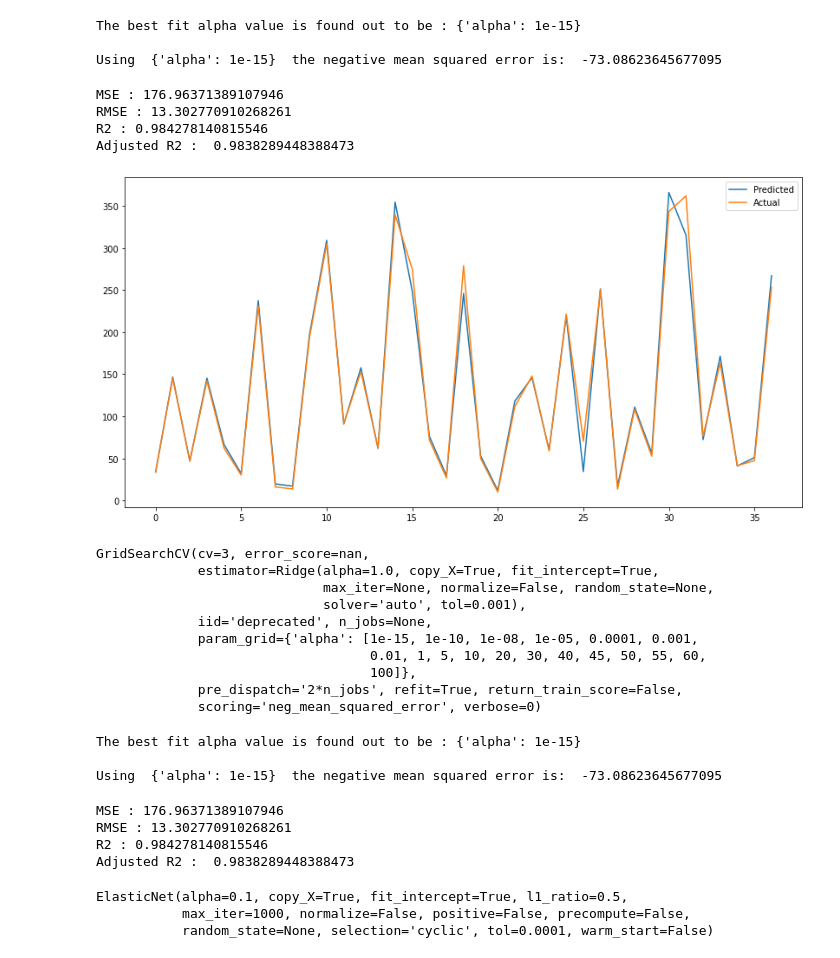
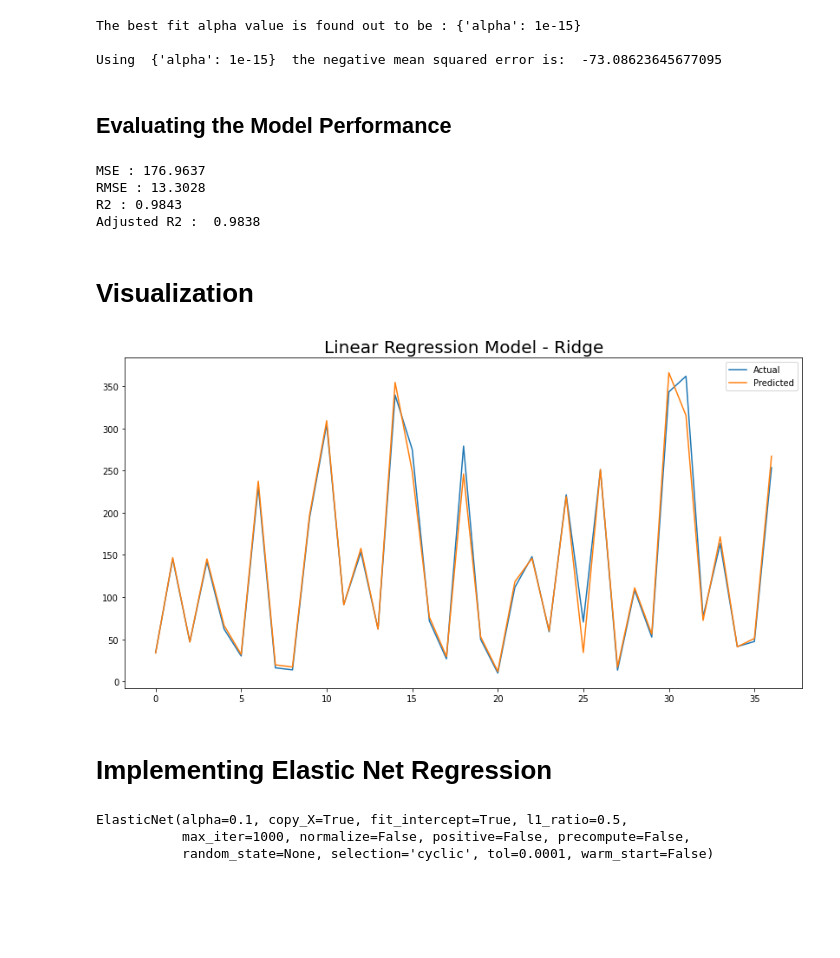
Before and after one commit to smkmohsin/Yes-Bank-Stock-Closing-Price-Prediction, a Jupyter notebook: Yes_Bank_Stock_Closing_Price_Prediction_Sheikh_Mohsin_Kader_.ipynb, the cells around one changed output. Saved outputs shown, nothing was run; the diff lists cells and outputs as text; code cells hidden in the pictures; blank space fills up the shorter version.

```diff
--- a/Yes_Bank_Stock_Closing_Price_Prediction_Sheikh_Mohsin_Kader_.ipynb
+++ b/Yes_Bank_Stock_Closing_Price_Prediction_Sheikh_Mohsin_Kader_.ipynb
@@ -412,50 +369,31 @@ Using  {'alpha': 1e-15}  the negative mean squared error is:  -73.08623645677095
 # %%
 #Model Prediction
 y_pred_ridge = ridge_regressor.predict(X_test)
+# %% [markdown]
+## <b>Evaluating the Model Performance
 # %%
-MSE  = mean_squared_error((y_test), (y_pred_ridge))
-print("MSE :" , MSE)
-
+MSE  = mean_squared_error(y_test, y_pred_ridge)
+print("MSE :" , round(MSE,4))
 RMSE = np.sqrt(MSE)
-print("RMSE :" ,RMSE)
+print("RMSE :" ,round(RMSE,4))
 
 r2 = r2_score((y_test), (y_pred_ridge))
-print("R2 :" ,r2)
-print("Adjusted R2 : ",1-(1-r2_score((y_test), (y_pred_ridge)))*((X_test.shape[0]-1)/(X_test.shape[0]-X_test.shape[1]-1)))
+print("R2 :" ,round(r2,4))
+print("Adjusted R2 : ",round(1-(1-r2_score(y_test, y_pred_ridge))*((X_test.shape[0]-1)/(X_test.shape[0]-X_test.shape[1]-1)),4))
 # %% [output]
-MSE : 176.96371389107946
-RMSE : 13.302770910268261
-R2 : 0.984278140815546
-Adjusted R2 :  0.9838289448388473
+MSE : 176.9637
+RMSE : 13.3028
+R2 : 0.9843
+Adjusted R2 :  0.9838
+# %% [markdown]
+# <b> Visualization
 # %%
 plt.figure(figsize=(14,7))
+plt.plot((np.array(y_test)))
 plt.plot((y_pred_ridge))
-plt.plot((np.array(y_test)))
-plt.legend(["Predicted","Actual"])
+
+plt.title('Linear Regression Model - Ridge', fontsize= 20)
+plt.legend(["Actual","Predicted"])
 plt.show()
 # %% [output]
-[figure, old version]
+[figure, new version]
-# %%
-from sklearn.linear_model import Ridge
-ridge = Ridge()
-parameters = {'alpha': [1e-15,1e-10,1e-8,1e-5,1e-4,1e-3,1e-2,1,5,10,20,30,40,45,50,55,60,100]}
-ridge_regressor = GridSearchCV(ridge, parameters, scoring='neg_mean_squared_error', cv=3)
-ridge_regressor.fit(X_train,y_train)
-# %% [output]
-GridSearchCV(cv=3, error_score=nan,
-             estimator=Ridge(alpha=1.0, copy_X=True, fit_intercept=True,
-                             max_iter=None, normalize=False, random_state=None,
-                             solver='auto', tol=0.001),
-             iid='deprecated', n_jobs=None,
-             param_grid={'alpha': [1e-15, 1e-10, 1e-08, 1e-05, 0.0001, 0.001,
-                                   0.01, 1, 5, 10, 20, 30, 40, 45, 50, 55, 60,
-                                   100]},
-             pre_dispatch='2*n_jobs', refit=True, return_train_score=False,
-             scoring='neg_mean_squared_error', verbose=0)
-# %%
-print("The best fit alpha value is found out to be :" ,ridge_regressor.best_params_)
-print("\nUsing ",ridge_regressor.best_params_, " the negative mean squared error is: ", ridge_regressor.best_score_)
-# %% [output]
-The best fit alpha value is found out to be : {'alpha': 1e-15}
-
-Using  {'alpha': 1e-15}  the negative mean squared error is:  -73.08623645677095
@@ -464,18 +400,5 @@ y_pred_ridge = ridge_regressor.predict(X_test)
-# %%
-MSE  = mean_squared_error((y_test), (y_pred_ridge))
-print("MSE :" , MSE)
-
-RMSE = np.sqrt(MSE)
-print("RMSE :" ,RMSE)
-
-r2 = r2_score((y_test), (y_pred_ridge))
-print("R2 :" ,r2)
-print("Adjusted R2 : ",1-(1-r2_score((y_test), (y_pred_ridge)))*((X_test.shape[0]-1)/(X_test.shape[0]-X_test.shape[1]-1)))
-# %% [output]
-MSE : 176.96371389107946
-RMSE : 13.302770910268261
-R2 : 0.984278140815546
-Adjusted R2 :  0.9838289448388473
+# %% [markdown]
+# <b> Implementing Elastic Net Regression
 # %%
 from sklearn.linear_model import ElasticNet
 #a * L1 + b * L2
```
Also changed, not shown: parts of 89 cells of this notebook.
